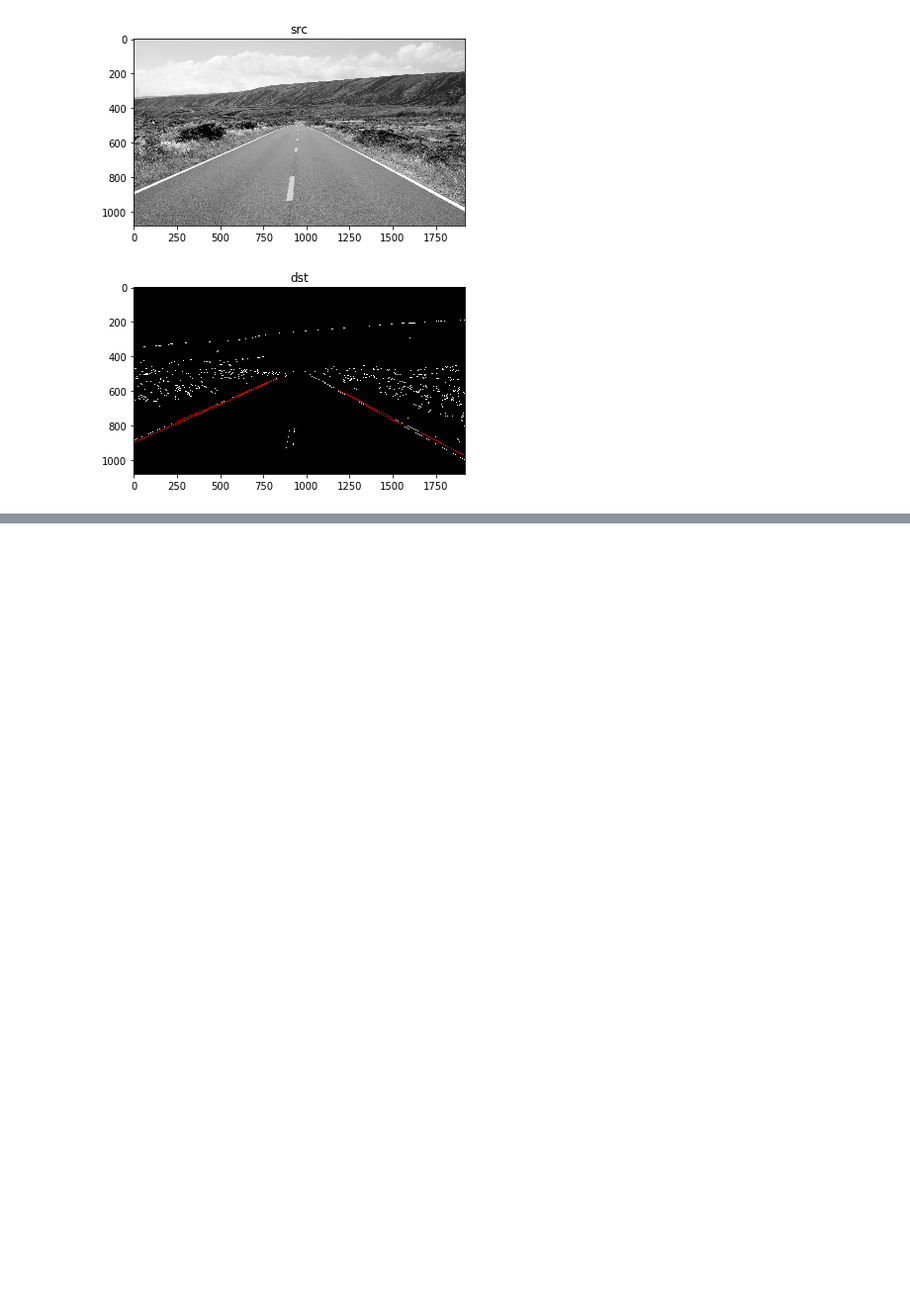
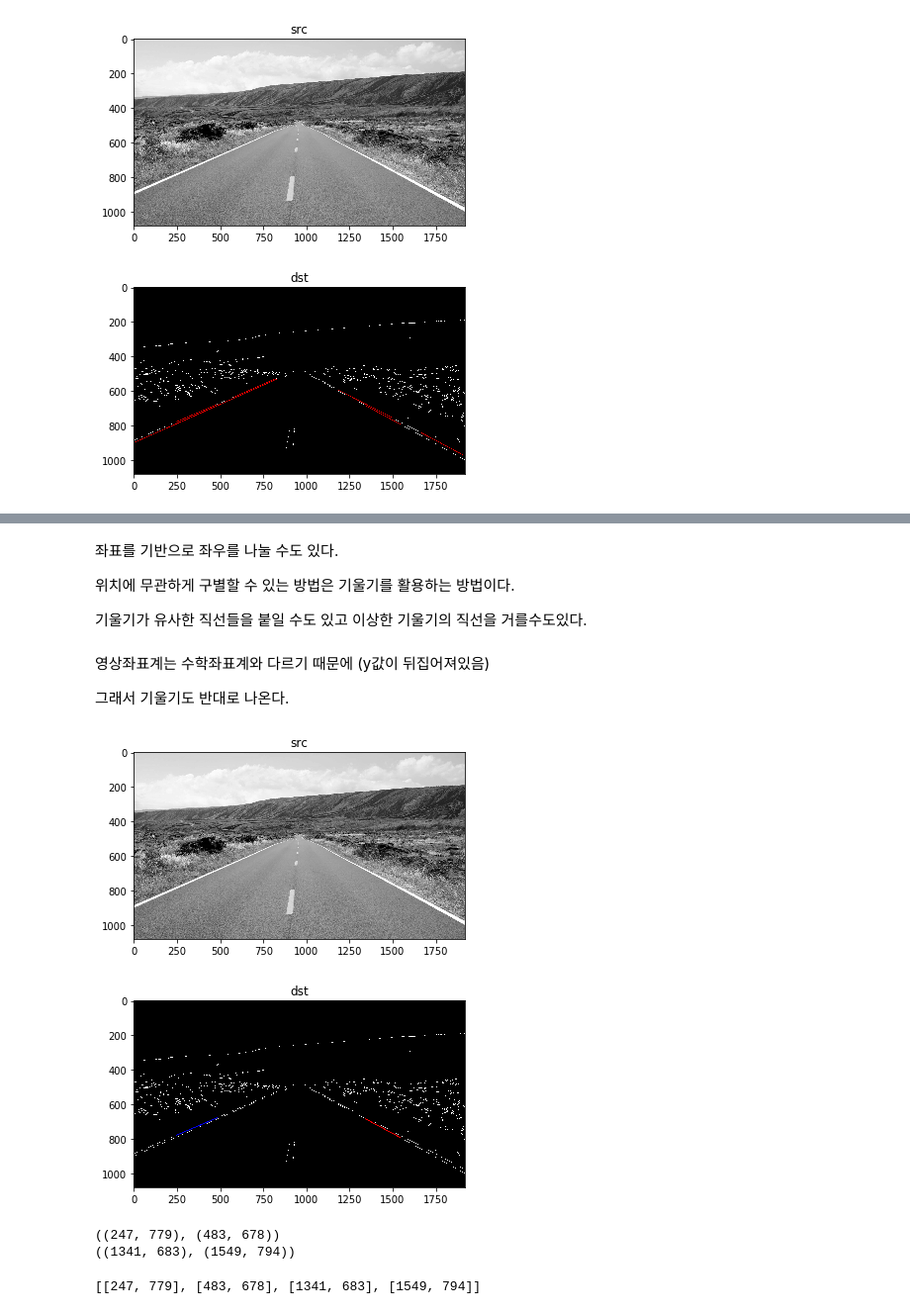
Before and after one commit to loftmain/opencv_project, a Jupyter notebook: vision_day1.ipynb, the cells around one changed output, grey strips where cells are left out. Shown at 99% size. Saved outputs shown, nothing was run; the diff lists cells and outputs as text; code cells hidden in the pictures; blank space fills up the shorter version.

```diff
--- a/vision_day1.ipynb
+++ b/vision_day1.ipynb
@@ -390,0 +422,18 @@ imshow('dst', dst)
+# %%
+import math
+src = cv2.imread('vision/lane.jpg', cv2.IMREAD_GRAYSCALE)
+
+src_bin = cv2.GaussianBlur(src, (11,11), 0)
+# kernel = cv2.getStructuringElement(cv2.MORPH_RECT, (7,7))
+edge = cv2.Canny(src_bin, 50, 150)
+
+# # _, src_bin = cv2.threshold(src_bin, 0, 255, cv2.THRESH_BINARY | cv2.THRESH_OTSU)
+imshow('src', edge)
+
+lines = cv2.HoughLinesP(edge, 1, math.pi / 180, 10, minLineLength=200, maxLineGap=5)
+# #  1, math.pi / 180: 거의 안바꿈
+# # 160개 이상의 점이 넘어야 직선으로 본다.
+# # minLineLength: 최소길이 예를 들어 차선검출일 경우 어느정도 길게 하는 것
+# # maxLineGap: 같은위치에 너무 많은 직선이 나오지 않게 제한
+# # lines: 검출된 직선의
+dst = cv2.cvtColor(edge, cv2.COLOR_GRAY2BGR)
@@ -390,0 +442,8 @@ imshow('dst', dst)
+# %%
+for i in range(lines.shape[0]):
+            pt1 = (lines[i][0][0], lines[i][0][1]) # 시작점
+            pt2 = (lines[i][0][2], lines[i][0][3]) # 끝점
+            cv2.line(dst, pt1, pt2, (0, 0, 255), 2, cv2.LINE_AA) # 라인 그리기
+
+imshow('src', src)
+imshow('dst', dst)
@@ -390,0 +453,43 @@ imshow('dst', dst)
+# %% [markdown]
+좌표를 기반으로 좌우를 나눌 수도 있다.
+
+위치에 무관하게 구별할 수 있는 방법은 기울기를 활용하는 방법이다.
+
+기울기가 유사한 직선들을 붙일 수도 있고 이상한 기울기의 직선을 거를수도있다.
+# %% [markdown]
+영상좌표계는 수학좌표계와 다르기 때문에 (y값이 뒤집어져있음)
+
+그래서 기울기도 반대로 나온다.
+# %%
+
+
+for i in range(lines.shape[0]):
+            pt1 = (lines[i][0][0], lines[i][0][1]) # 시작점
+            pt2 = (lines[i][0][2], lines[i][0][3]) # 끝점
+            w = (pt2[1]-pt1[1]) / ( pt2[0]-pt1[0])
+            if w > 0:
+                rightlane = (pt1, pt2)
+            else:
+                leftlane =  (pt1, pt2)
+
+cv2.line(dst, leftlane[0], leftlane[1], (255, 0, 0), 4, cv2.LINE_AA) # 라인 그리기
+cv2.line(dst, rightlane[0], rightlane[1], (0, 0, 255), 4, cv2.LINE_AA) # 라인 그리기
+
+imshow('src', src)
+imshow('dst', dst)
+print(leftlane)
+print(rightlane)
+# %% [output]
+[figure, added]
+[figure, added]
+((247, 779), (483, 678))
+((1341, 683), (1549, 794))
+# %%
+poly = []
+poly.append(list(leftlane[0]))
+poly.append(list(leftlane[1]))
+poly.append(list(rightlane[0]))
+poly.append(list(rightlane[1]))
+print(poly)
+# %% [output]
+[[247, 779], [483, 678], [1341, 683], [1549, 794]]
```
Also changed, not shown: parts of 10 cells of this notebook, 1 other file.
